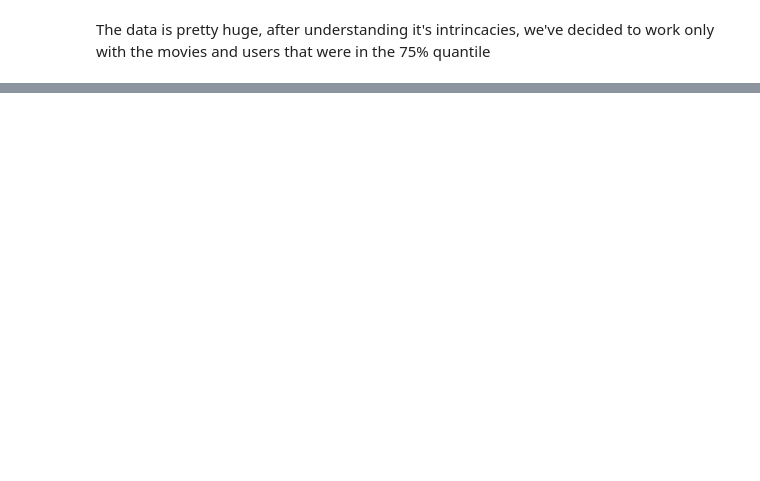
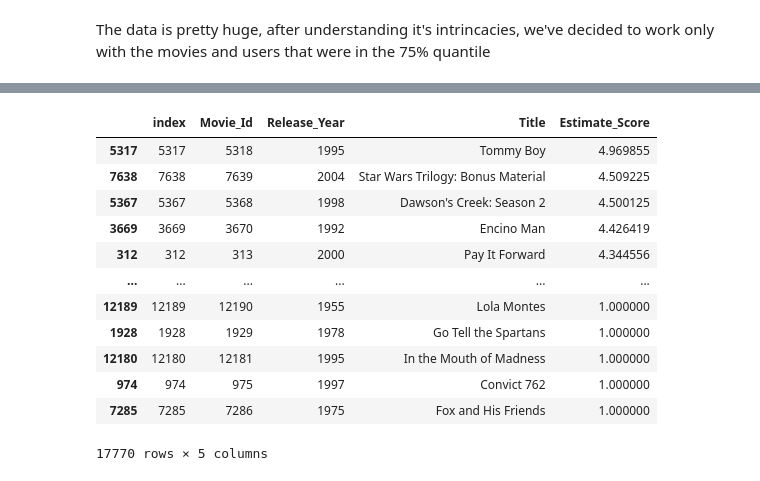
Before and after one commit to erikmarcon/MLGroup7, a Jupyter notebook: NetflixChallenge.ipynb, the cells around one changed output, grey strips where cells are left out. Drawn from its saved outputs; the diff is of its cells as text; code cells hidden in the pictures; blank space fills up the shorter version.

Commit message:
Predict ratings and get an accuracy percentage using SVD

```diff
--- a/NetflixChallenge.ipynb
+++ b/NetflixChallenge.ipynb
@@ -121,6 +129,7 @@ df.index = np.arange(0,len(df))
 df.head(10)
 # Drop everything but the essential information
 df = df.loc[:, ['Cust_Id', 'Movie_Id', 'Rating']]
+original = df
 
 # # Complete Dataframe with the movie titles
 # # Not necessary
@@ -277,0 +398,10 @@ df.loc[(df['Cust_Id'] == 305344) & (df['Rating'] >= 4)].reset_index(drop=True)
+# %%
+reader = Reader(rating_scale=(1, 5))
+data = Dataset.load_from_df(df_train[['Cust_Id', 'Movie_Id', 'Rating']], reader)
+# dataTest = Dataset.load_from_df(df_test[['Cust_Id', 'Movie_Id', 'Rating']], reader)
+
+trainingSet = data.build_full_trainset()
+# testSet = dataTest.build_full_trainset()
+svd = SVD()
+svd.fit(trainingSet)
+# svd.fit(trainingSet).test(testSet)
@@ -285,15 +501,10 @@ trainingSet = data.build_full_trainset()
 # %%
-# Using SVD for recomendation
-# Copied this online -> don't fully understand.
-svd = SVD()
+idx = 305344
 user_305344 = df_title.copy()
 user_305344 = user_305344.reset_index()
-
-svd.fit(trainingSet)
-
 user_305344['Estimate_Score'] = user_305344['Movie_Id'].apply(lambda x: svd.predict(305344, x).est)
 
 # user_305344 = user_305344.drop('Movie_Id', axis = 1)
 
-user_305344 = user_305344.sort_values('Estimate_Score', ascending=False)
-print(user_305344[['Movie_Id', 'Title', 'Estimate_Score']].head(20))
+user_305344_data = user_305344.sort_values('Estimate_Score', ascending=False)
+print(user_305344_data[['Movie_Id', 'Title', 'Estimate_Score']].head(20))
@@ -300,3 +529,19 @@ print(user_305344[['Movie_Id', 'Title', 'Estimate_Score']].head(20))
+# %%
+user_305344
+# %% [output]
+|  | index | Movie_Id | Release_Year | Title | Estimate_Score |
+| 5317 | 5317 | 5318 | 1995 | Tommy Boy | 4.969855 |
+| 7638 | 7638 | 7639 | 2004 | Star Wars Trilogy: Bonus Material | 4.509225 |
+| 5367 | 5367 | 5368 | 1998 | Dawson's Creek: Season 2 | 4.500125 |
+| 3669 | 3669 | 3670 | 1992 | Encino Man | 4.426419 |
+| 312 | 312 | 313 | 2000 | Pay It Forward | 4.344556 |
+| ... | ... | ... | ... | ... | ... |
+| 12189 | 12189 | 12190 | 1955 | Lola Montes | 1.000000 |
+| 1928 | 1928 | 1929 | 1978 | Go Tell the Spartans | 1.000000 |
+| 12180 | 12180 | 12181 | 1995 | In the Mouth of Madness | 1.000000 |
+| 974 | 974 | 975 | 1997 | Convict 762 | 1.000000 |
+| 7285 | 7285 | 7286 | 1975 | Fox and His Friends | 1.000000 |
+17770 rows × 5 columns
 # %%
 # reader = Reader(rating_scale=(1, 5))
 # svd = SVD()
```
Also changed, not shown: parts of 17 cells of this notebook.
